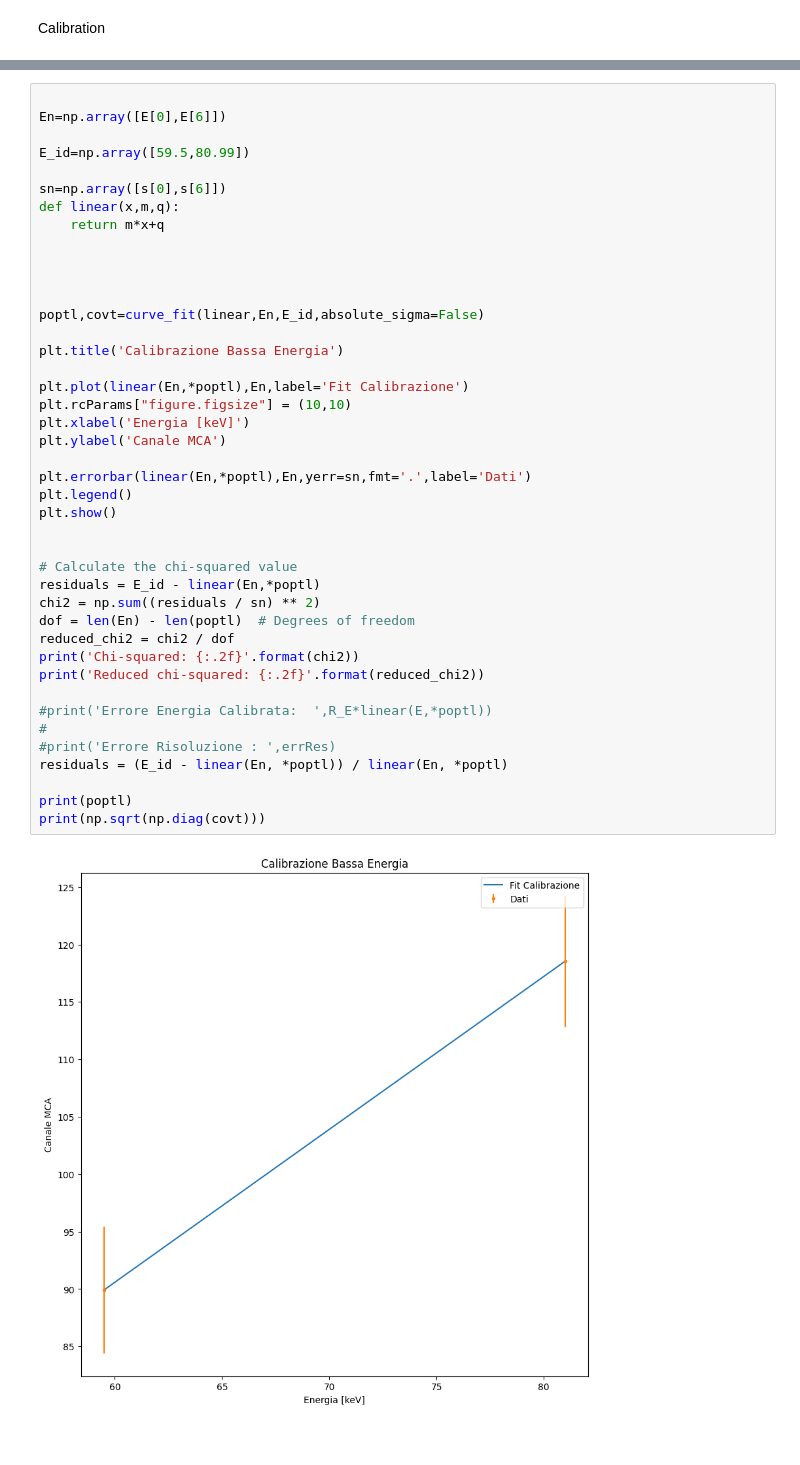
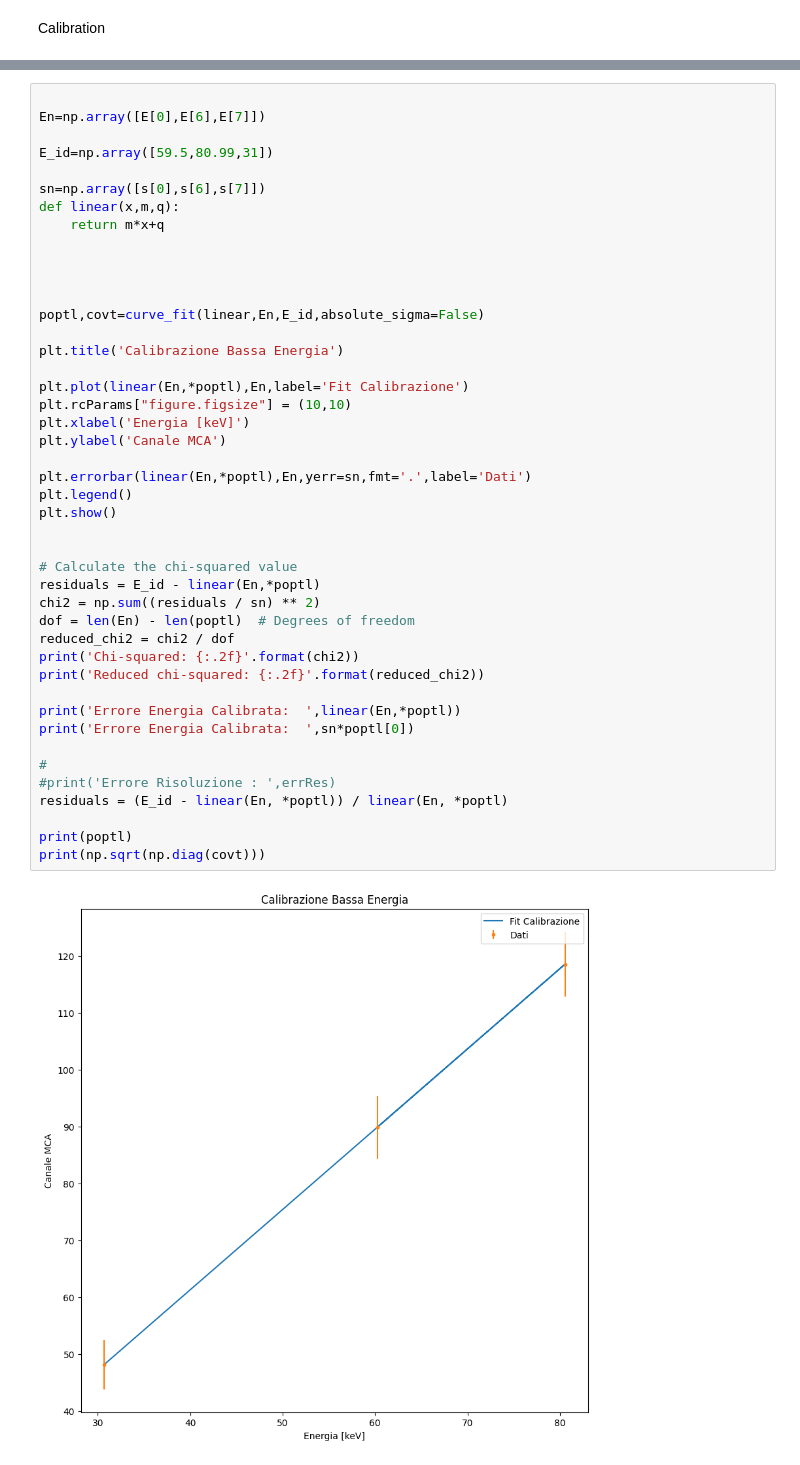
Before and after one commit to francescouni0/FisMedLab, a Jupyter notebook: Spettroscopiagamma/analisinuova.ipynb, the cells around one changed output, grey strips where cells are left out. Cells and saved outputs as stored; diff of their text form.

```diff
--- a/Spettroscopiagamma/analisinuova.ipynb
+++ b/Spettroscopiagamma/analisinuova.ipynb
@@ -622,10 +762,10 @@ Energia Calibrata :  [  54.99410199 1172.86915027 1331.20316716  667.72640477  5
 # %%
 
-En=np.array([E[0],E[6]])
+En=np.array([E[0],E[6],E[7]])
 
-E_id=np.array([59.5,80.99])
+E_id=np.array([59.5,80.99,31])
 
-sn=np.array([s[0],s[6]])
+sn=np.array([s[0],s[6],s[7]])
 def linear(x,m,q):
     return m*x+q
 
@@ -634,32 +774,34 @@ def linear(x,m,q):
 
 poptl,covt=curve_fit(linear,En,E_id,absolute_sigma=False)
 
 plt.title('Calibrazione Bassa Energia')
 
 plt.plot(linear(En,*poptl),En,label='Fit Calibrazione')
 plt.rcParams["figure.figsize"] = (10,10)
 plt.xlabel('Energia [keV]')
 plt.ylabel('Canale MCA')
 
 plt.errorbar(linear(En,*poptl),En,yerr=sn,fmt='.',label='Dati')
 plt.legend()
 plt.show()
 
 
 # Calculate the chi-squared value
 residuals = E_id - linear(En,*poptl)
 chi2 = np.sum((residuals / sn) ** 2)
 dof = len(En) - len(poptl)  # Degrees of freedom
 reduced_chi2 = chi2 / dof
 print('Chi-squared: {:.2f}'.format(chi2))
 print('Reduced chi-squared: {:.2f}'.format(reduced_chi2))
 
-#print('Errore Energia Calibrata:  ',R_E*linear(E,*poptl))
+print('Errore Energia Calibrata:  ',linear(En,*poptl))
+print('Errore Energia Calibrata:  ',sn*poptl[0])
+
 #
 #print('Errore Risoluzione : ',errRes)
 residuals = (E_id - linear(En, *poptl)) / linear(En, *poptl)
 
 print(poptl)
 print(np.sqrt(np.diag(covt)))
 # %% [output]
-[figure, old version]
+[figure, new version]
```
Also changed, not shown: parts of 12 cells of this notebook.
